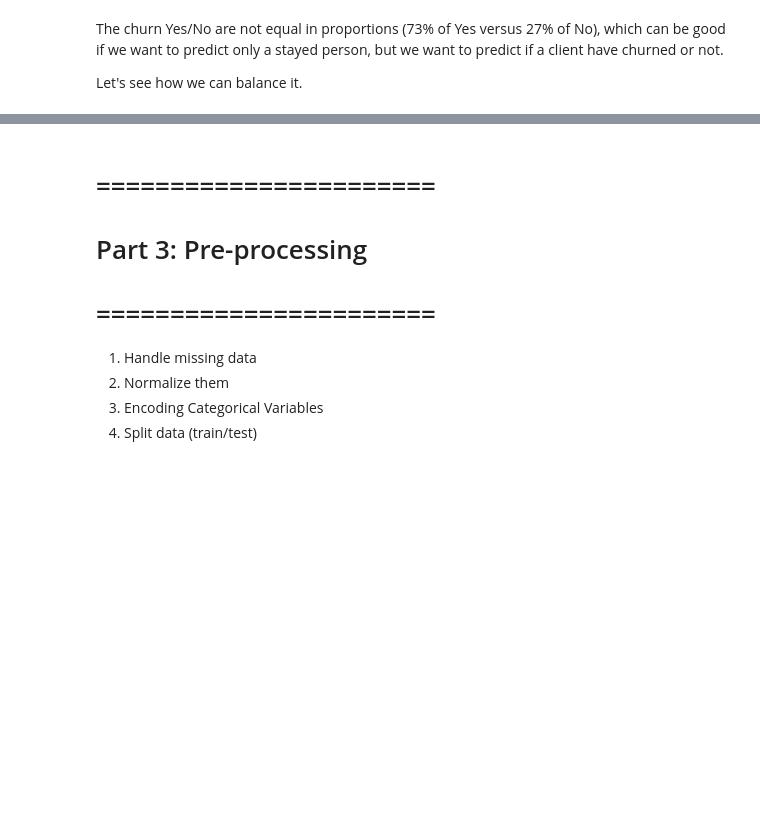
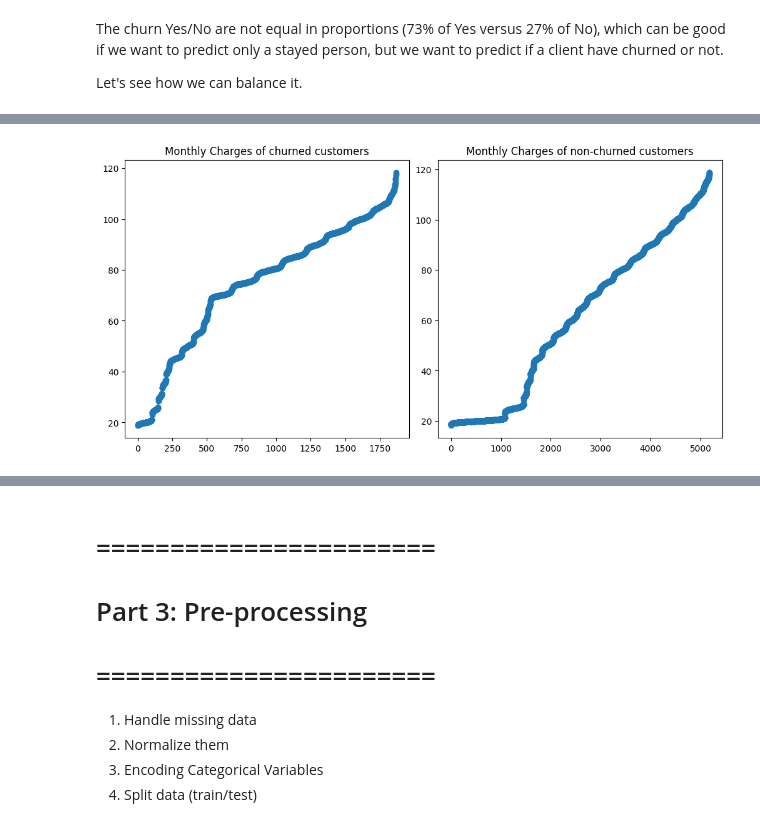
Before and after one commit to Nicoweed/Sentinel-ML, a Jupyter notebook: data_cleaner.ipynb, the cells around one changed output, grey strips where cells are left out. Cells and saved outputs as stored; diff of their text form; code cells hidden in the pictures; blank space fills up the shorter version.

```diff
--- a/data_cleaner.ipynb
+++ b/data_cleaner.ipynb
@@ -373,0 +407,19 @@ plt.show()
+# %%
+monthly_dataframe = merged_with_nulls.copy()
+monthly_churn = monthly_dataframe[monthly_dataframe['Churn Value'] == 1]
+monthly_not_churn = monthly_dataframe[monthly_dataframe['Churn Value'] == 0]
+monthly_churn = monthly_churn['Monthly Charges'].sort_values(ignore_index=True)
+monthly_not_churn = monthly_not_churn['Monthly Charges'].sort_values(ignore_index=True)
+
+fig5, ax5 = plt.subplots(1, 2, figsize=(10, 5), layout='constrained')
+ax5[0].set_title('Monthly Charges of churned customers')
+monthly_churned_x = monthly_churn.index
+monthly_churned_y = monthly_churn.values
+ax5[0].plot(monthly_churned_x, monthly_churned_y, 'o-')
+ax5[1].set_title('Monthly Charges of non-churned customers')
+monthly_not_churned_x = monthly_not_churn.index
+monthly_not_churned_y = monthly_not_churn.values
+ax5[1].plot(monthly_not_churned_x, monthly_not_churned_y, 'o-')
+plt.show()
+# %% [output]
+[figure, added]
```
Also changed, not shown: parts of 8 cells of this notebook.
